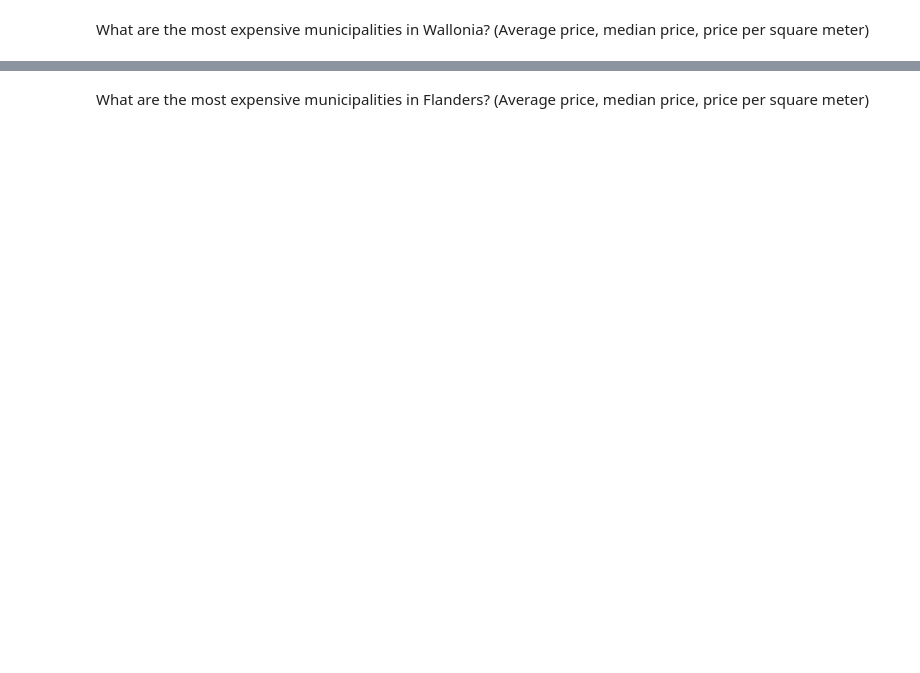
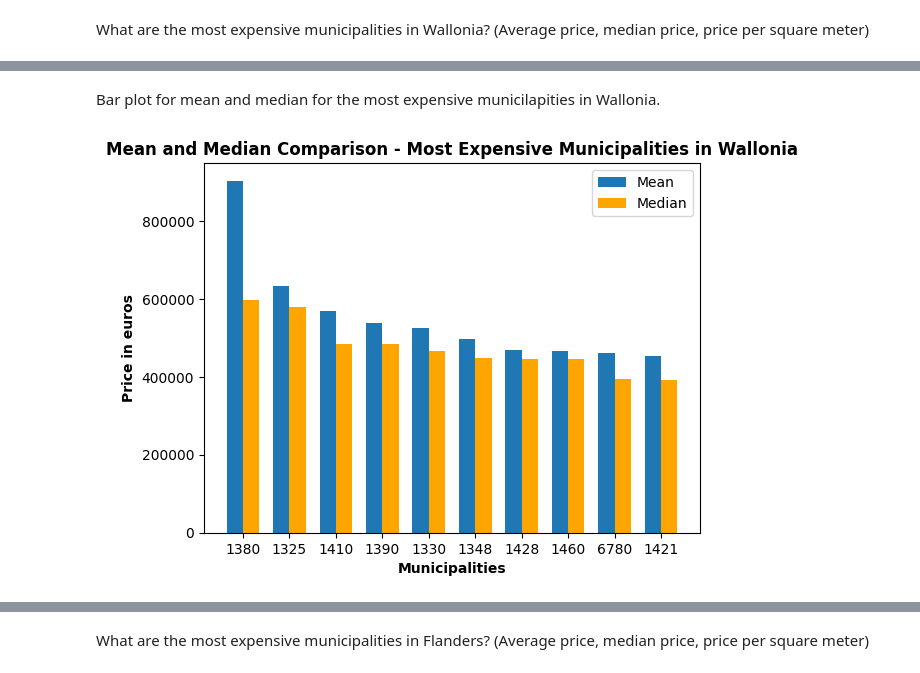
Before and after one commit to ChristosRaptis/challenge-data-analysis, a Jupyter notebook: data-analysis_labels.ipynb, the cells around one changed output, grey strips where cells are left out. Cells and saved outputs as stored; diff of their text form; code cells hidden in the pictures; blank space fills up the shorter version.

```diff
--- a/data-analysis_labels.ipynb
+++ b/data-analysis_labels.ipynb
@@ -552,33 +606,28 @@ What are the most expensive municipalities in Wallonia? (Average price, median p
+# %% [markdown]
+Bar plot for mean and median for the most expensive municilapities in Wallonia.
 # %%
-# Filter the dataset for Wallonia
-wallonia_dataset = immo_dataset[immo_dataset['region'] == 'Wallonie']
-
 # Group by postal code and calculate the average price andmedian price
-postal_code_stats = wallonia_dataset.groupby('postal_code').agg(
+wallonia_mean_median = wallonia_dataset.groupby('postal_code').agg(
     average_price=('price', 'mean'),
     median_price=('price', 'median'),
 )
+# Sort the postal codes based on the average price in ascending order
+most_expensive_postal_codes_average = wallonia_mean_median.nlargest(10, 'average_price')
+most_expensive_postal_codes_median = wallonia_mean_median.nlargest(10, 'median_price')
 
-# Sort the postal codes based on the average price in ascending order
-most_expensive_postal_codes_average = postal_code_stats.nlargest(10, 'average_price')
-most_expensive_postal_codes_median = postal_code_stats.nlargest(10, 'median_price')
-
+# Set bar plot
 labels = most_expensive_postal_codes_average.index
 x = np.arange(len(labels))
-
 fig, ax = plt.subplots()
-
 width = 0.35
-
 ax.bar(x - width/2, most_expensive_postal_codes_average['average_price'], width, label='Mean')
 ax.bar(x + width/2, most_expensive_postal_codes_median['median_price'], width, label='Median', color='orange')
-
 ax.set_xlabel('Municipalities', fontweight='bold')
 ax.set_ylabel('Price in euros', fontweight='bold')
 ax.set_title('Mean and Median Comparison - Most Expensive Municipalities in Wallonia', fontweight='bold')
 ax.set_xticks(x)
 ax.set_xticklabels(labels)
 ax.legend()
-plt.savefig("wallonia_expensive_MM.jpg")
-
 plt.show()
+# %% [output]
+[figure, added]
```
Also changed, not shown: parts of 58 cells of this notebook.
